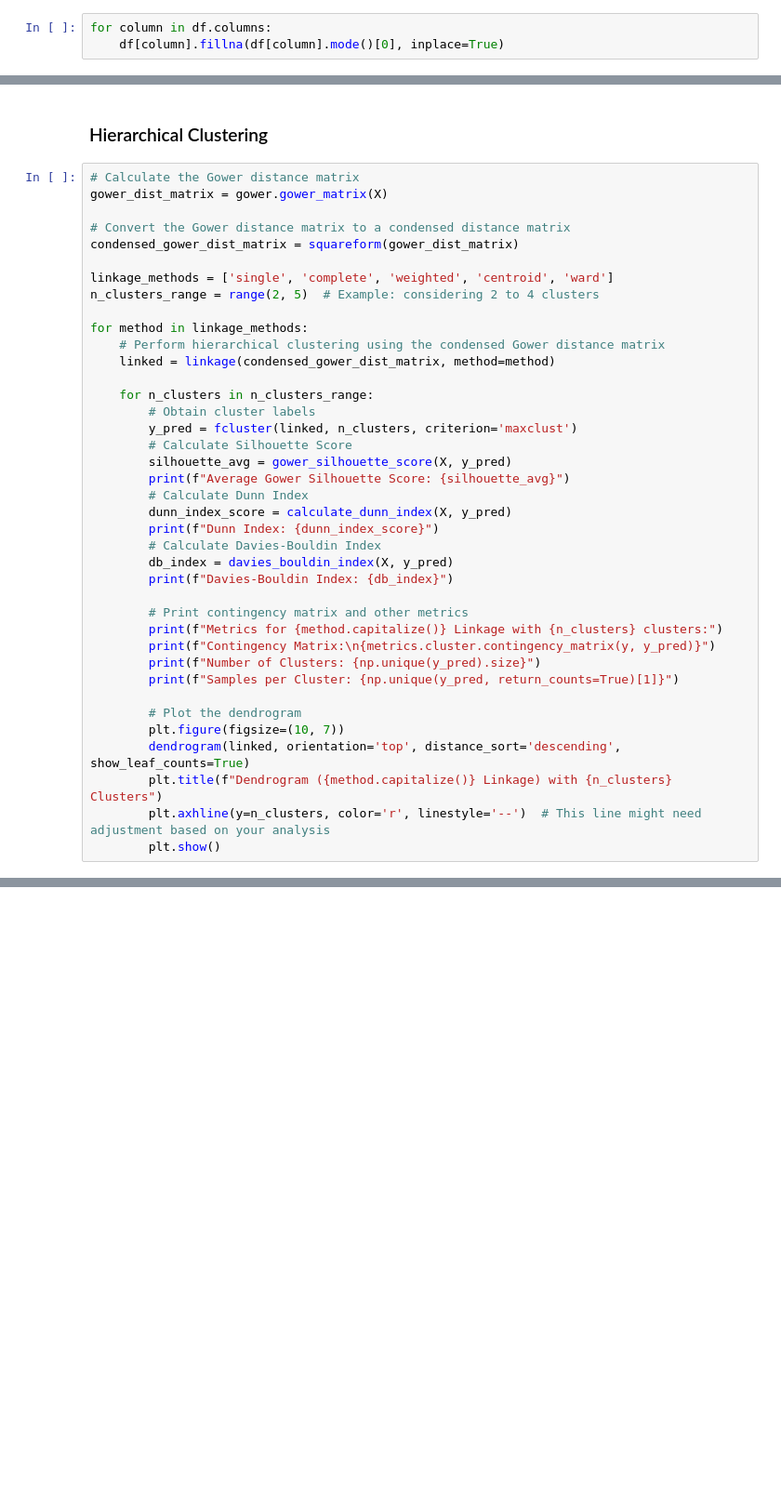
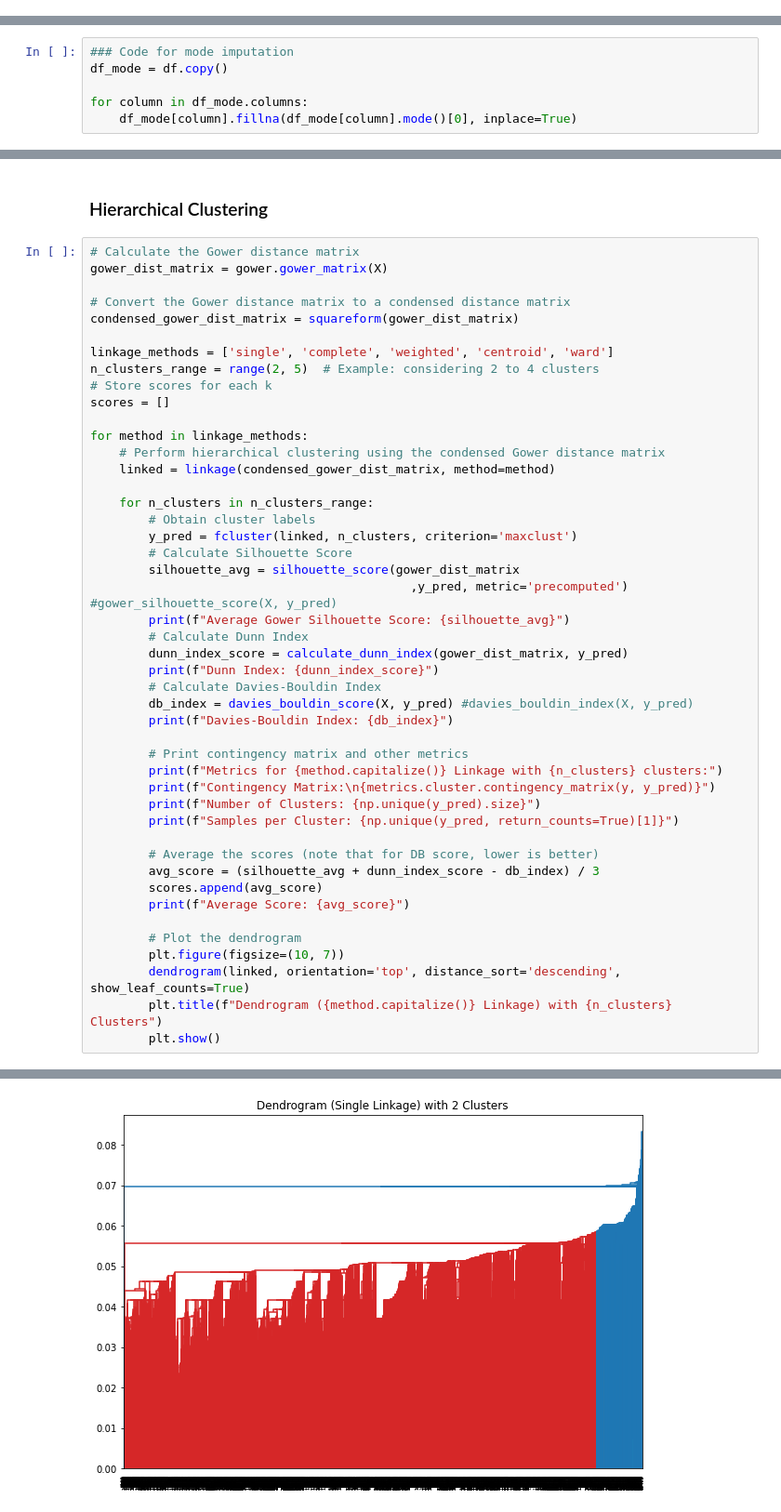
Before and after one commit to 07keyholder/MEDM_P2, a Jupyter notebook: leo.ipynb, the cells around one changed output, grey strips where cells are left out. Shown: that part at 93% size. Drawn from its saved outputs; the diff is of its cells as text; blank space fills up the shorter version.

Commit message:
update of metric dunn

```diff
--- a/leo.ipynb
+++ b/leo.ipynb
@@ -13,9 +17,6 @@ df = df.drop(columns=['car'])
 df = df.drop(columns=['toCoupon_GEQ5min'])
 df = df.drop(columns=['direction_opp'])
 df = df.drop_duplicates()
-# %%
-for column in df.columns:
-    df[column].fillna(df[column].mode()[0], inplace=True)
 # %%
 def value_mapping(df: pd.DataFrame):
     frequency_map = {'never': 0,'less1': 1,'1~3': 2,'4~8': 3,'gt8': 4}
@@ -45,0 +85,6 @@ df = value_mapping(df)
+# %%
+### Code for mode imputation
+df_mode = df.copy()
+
+for column in df_mode.columns:
+    df_mode[column].fillna(df_mode[column].mode()[0], inplace=True)
@@ -229,6 +340,8 @@ condensed_gower_dist_matrix = squareform(gower_dist_matrix)
 
 linkage_methods = ['single', 'complete', 'weighted', 'centroid', 'ward']
 n_clusters_range = range(2, 5)  # Example: considering 2 to 4 clusters
+# Store scores for each k
+scores = []
 
 for method in linkage_methods:
     # Perform hierarchical clustering using the condensed Gower distance matrix
@@ -238,13 +351,14 @@ for method in linkage_methods:
         # Obtain cluster labels
         y_pred = fcluster(linked, n_clusters, criterion='maxclust')
         # Calculate Silhouette Score
-        silhouette_avg = gower_silhouette_score(X, y_pred)
+        silhouette_avg = silhouette_score(gower_dist_matrix
+                                            ,y_pred, metric='precomputed') #gower_silhouette_score(X, y_pred)
         print(f"Average Gower Silhouette Score: {silhouette_avg}")
         # Calculate Dunn Index
-        dunn_index_score = calculate_dunn_index(X, y_pred)
+        dunn_index_score = calculate_dunn_index(gower_dist_matrix, y_pred)
         print(f"Dunn Index: {dunn_index_score}")
         # Calculate Davies-Bouldin Index
-        db_index = davies_bouldin_index(X, y_pred)
+        db_index = davies_bouldin_score(X, y_pred) #davies_bouldin_index(X, y_pred)
         print(f"Davies-Bouldin Index: {db_index}")
 
         # Print contingency matrix and other metrics
@@ -253,10 +367,14 @@ for method in linkage_methods:
         print(f"Number of Clusters: {np.unique(y_pred).size}")
         print(f"Samples per Cluster: {np.unique(y_pred, return_counts=True)[1]}")
 
+        # Average the scores (note that for DB score, lower is better)
+        avg_score = (silhouette_avg + dunn_index_score - db_index) / 3
+        scores.append(avg_score)
+        print(f"Average Score: {avg_score}")
+
         # Plot the dendrogram
         plt.figure(figsize=(10, 7))
         dendrogram(linked, orientation='top', distance_sort='descending', show_leaf_counts=True)
         plt.title(f"Dendrogram ({method.capitalize()} Linkage) with {n_clusters} Clusters")
-        plt.axhline(y=n_clusters, color='r', linestyle='--')  # This line might need adjustment based on your analysis
         plt.show()
 # %% [output]
@@ -263,0 +391 @@ Average Gower Silhouette Score: 0.15826708492325126
+[figure, added]
```
Also changed, not shown: parts of 12 cells of this notebook.
